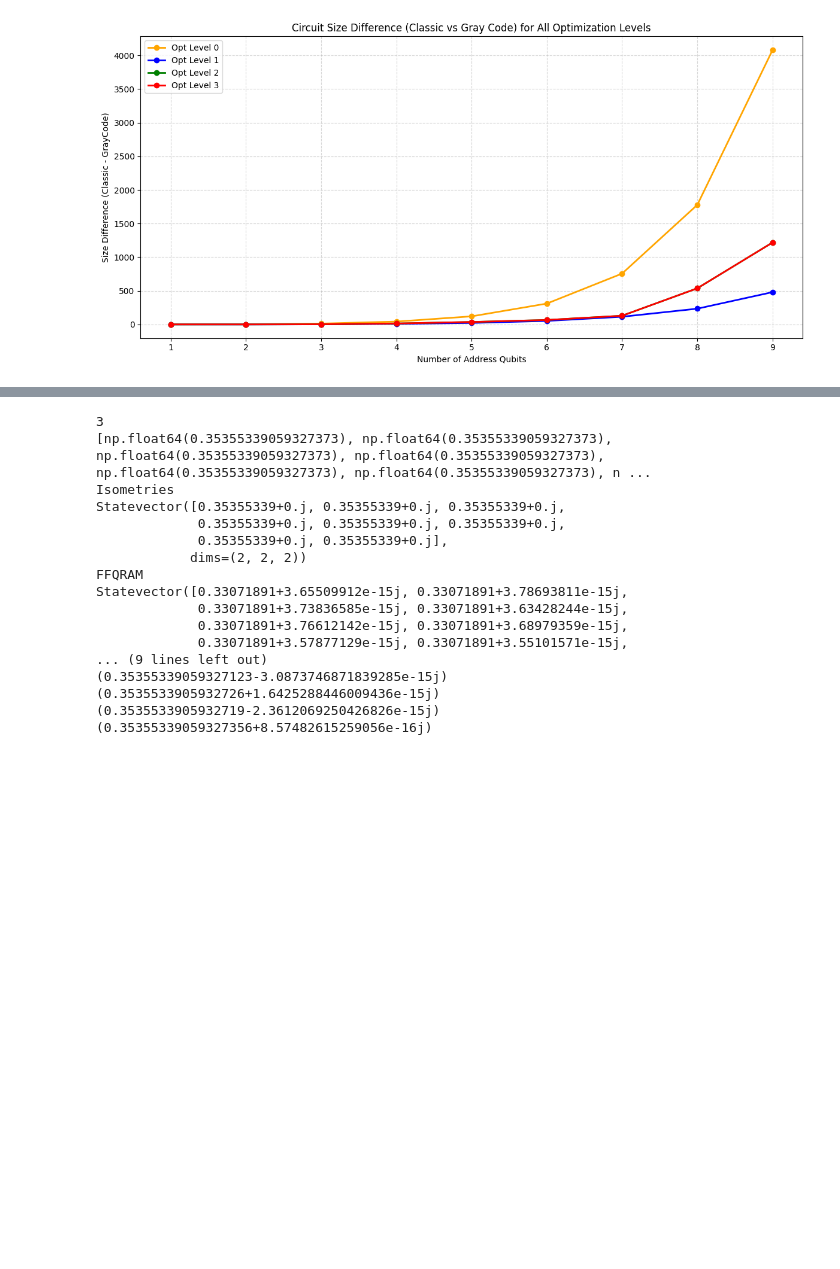
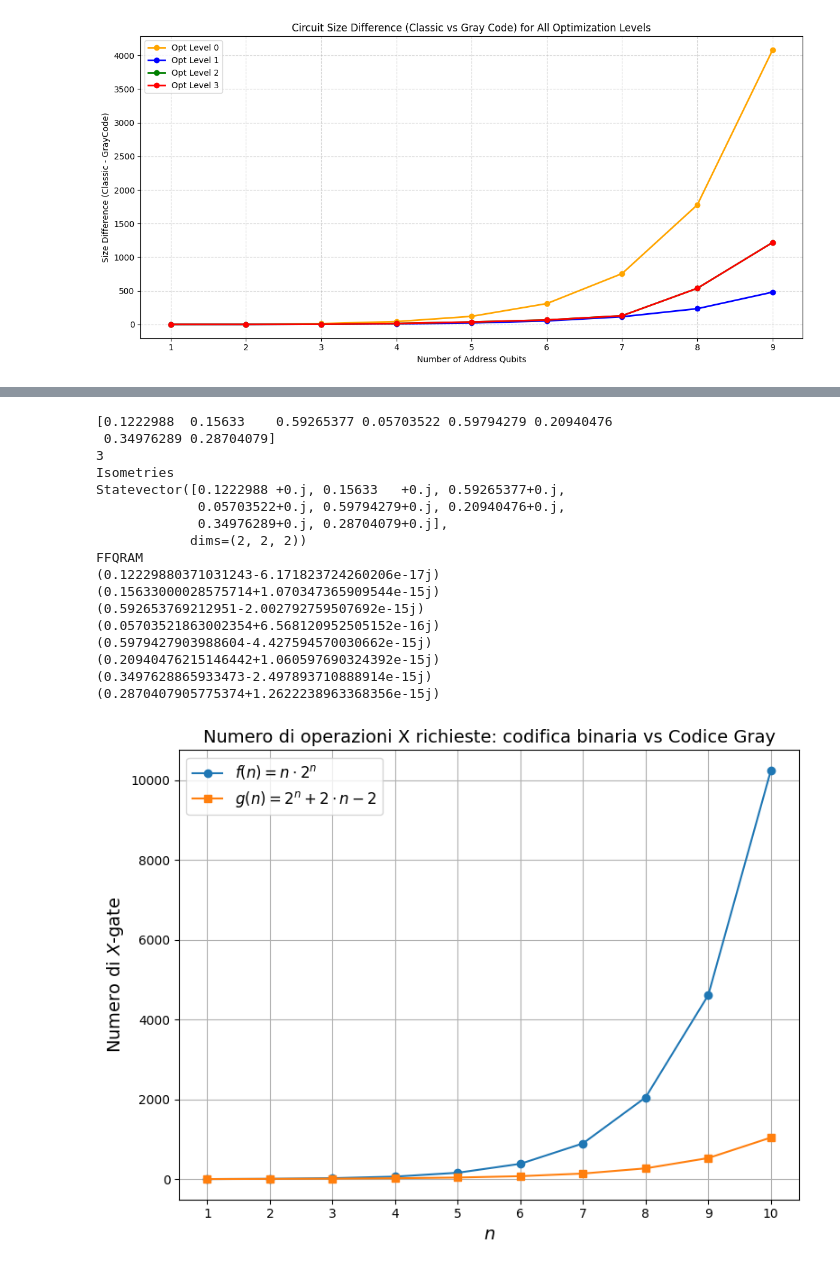
Before and after one commit to daviderossi11/quantum, a Jupyter notebook: quantum/main.ipynb, the cells around one changed output, grey strips where cells are left out. Cells and saved outputs as stored; diff of their text form; code cells hidden in the pictures; blank space fills up the shorter version.

```diff
--- a/quantum/main.ipynb
+++ b/quantum/main.ipynb
@@ -1307,22 +1307,24 @@ from qiskit.quantum_info import Statevector
 import numpy as np
 from matplotlib import pyplot as plt
 
+
 n =3
-np.random.seed(0)
 random_array = np.random.rand(2**n)
-normalized_array = [1/(2*np.sqrt(2))]*(2**n)
+normalized_array = random_array / np.linalg.norm(random_array)
+print(normalized_array)
 
-circuit, _ =create_ffqram_gc_circuit(n,normalized_array,0)
+
+
+circuit, _ =create_ffqram_gc_circuit(n,random_array,0,True)
 
 init_gate = Initialize(normalized_array)
 print(init_gate.num_qubits)
-qc = QuantumCircuit(n)
-qc.append(init_gate, range(n))
+qc = QuantumCircuit(3)  # Match the number of qubits to the state size
+qc.append(init_gate, range(3))
 
 sv=Statevector.from_instruction(qc)
 
 
-print(normalized_array)
 
 print("Isometries")
 print(sv)
@@ -1330,24 +1332,57 @@ print(sv)
 print("FFQRAM")
 sv=Statevector.from_instruction(circuit)
 
-print(sv)
+#print(sv)
 for i in range(2**n,2**(n+1)):
-    print(sv[i]*2*np.sqrt(2))
+    print(sv[i]*np.sqrt(2**n))
 # %% [output]
+[0.1222988  0.15633    0.59265377 0.05703522 0.59794279 0.20940476
+ 0.34976289 0.28704079]
 3
-[np.float64(0.35355339059327373), np.float64(0.35355339059327373), np.float64(0.35355339059327373), np.float64(0.35355339059327373), np.float64(0.35355339059327373), np.float64(0.35355339059327373), n ...
 Isometries
-Statevector([0.35355339+0.j, 0.35355339+0.j, 0.35355339+0.j,
-             0.35355339+0.j, 0.35355339+0.j, 0.35355339+0.j,
-             0.35355339+0.j, 0.35355339+0.j],
+Statevector([0.1222988 +0.j, 0.15633   +0.j, 0.59265377+0.j,
+             0.05703522+0.j, 0.59794279+0.j, 0.20940476+0.j,
+             0.34976289+0.j, 0.28704079+0.j],
             dims=(2, 2, 2))
 FFQRAM
-Statevector([0.33071891+3.65509912e-15j, 0.33071891+3.78693811e-15j,
-             0.33071891+3.73836585e-15j, 0.33071891+3.63428244e-15j,
-             0.33071891+3.76612142e-15j, 0.33071891+3.68979359e-15j,
-             0.33071891+3.57877129e-15j, 0.33071891+3.55101571e-15j,
-... (9 lines left out)
-(0.35355339059327123-3.0873746871839285e-15j)
-(0.3535533905932726+1.6425288446009436e-15j)
-(0.3535533905932719-2.3612069250426826e-15j)
-(0.35355339059327356+8.57482615259056e-16j)
+(0.12229880371031243-6.171823724260206e-17j)
+(0.15633000028575714+1.070347365909544e-15j)
+(0.592653769212951-2.002792759507692e-15j)
+(0.05703521863002354+6.568120952505152e-16j)
+(0.5979427903988604-4.427594570030662e-15j)
+(0.20940476215146442+1.060597690324392e-15j)
+(0.3497628865933473-2.497893710888914e-15j)
+(0.2870407905775374+1.2622238963368356e-15j)
+# %%
+import matplotlib.pyplot as plt
+import numpy as np
+
+# Definizione dell'intervallo
+n = np.arange(1, 11)  # n da 1 a 10
+
+# Definizione delle due funzioni
+f_n = n * 2**n
+g_n = 2**n + 2*n - 2
+
+# Creazione del grafico
+plt.figure(figsize=(8, 6))
+plt.plot(n, f_n, marker='o', label=r'$f(n) = n \cdot 2^n$')
+plt.plot(n, g_n, marker='s', label=r'$g(n) = 2^n + 2 \cdot n - 2$')
+
+# Etichette e titolo
+plt.xlabel(r'$n$', fontsize=14)
+plt.ylabel('Numero di $X$-gate', fontsize=14)
+plt.title('Numero di operazioni X richieste: codifica binaria vs Codice Gray', fontsize=14)
+
+plt.legend(fontsize=12)
+plt.grid(True)
+plt.xticks(n)
+plt.tight_layout()
+
+# Salvataggio dell'immagine
+plt.savefig('confronto_funzioni.png', dpi=300)  # Salva il grafico come PNG
+
+# Mostra il grafico
+plt.show()
+# %% [output]
+[figure, added]
```
Also changed, not shown: parts of 4 cells of this notebook, 9 other files.
